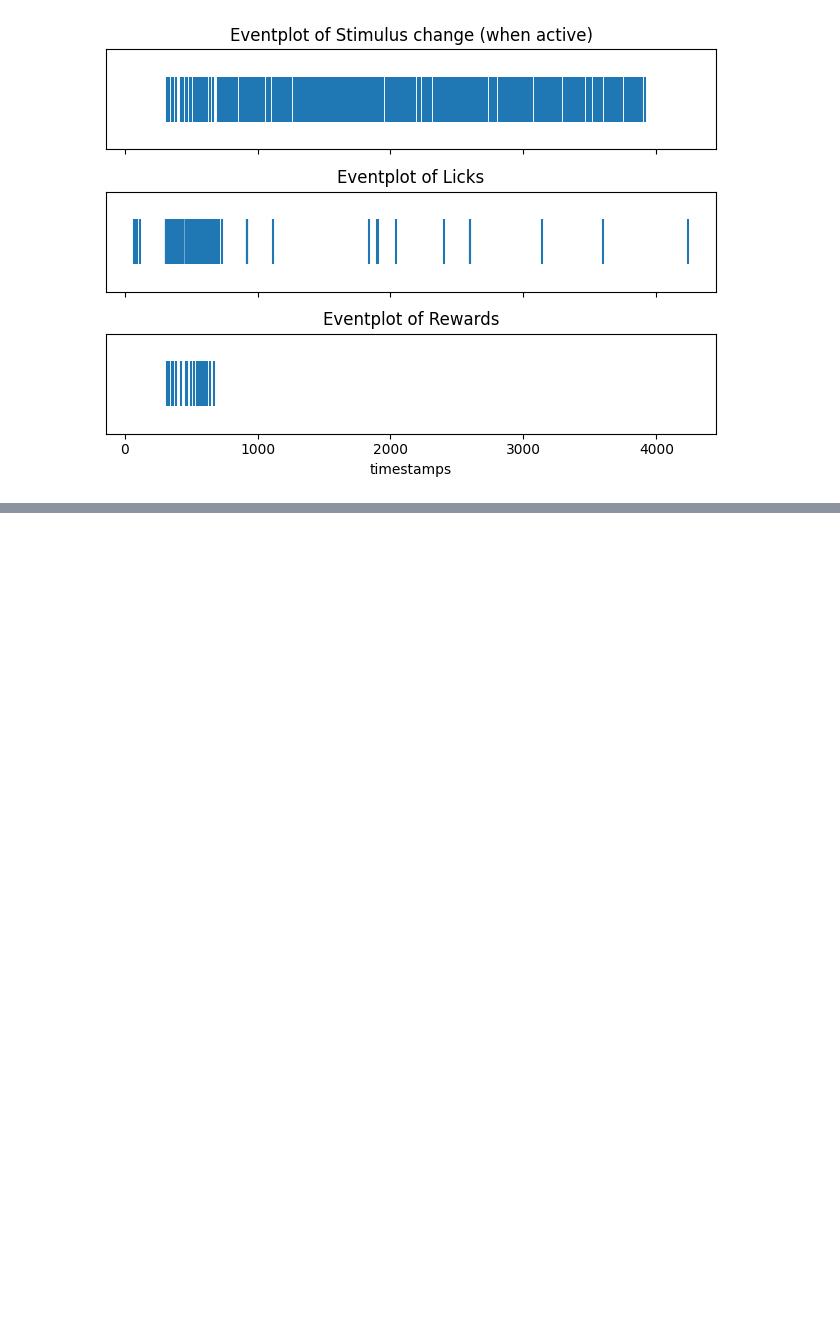
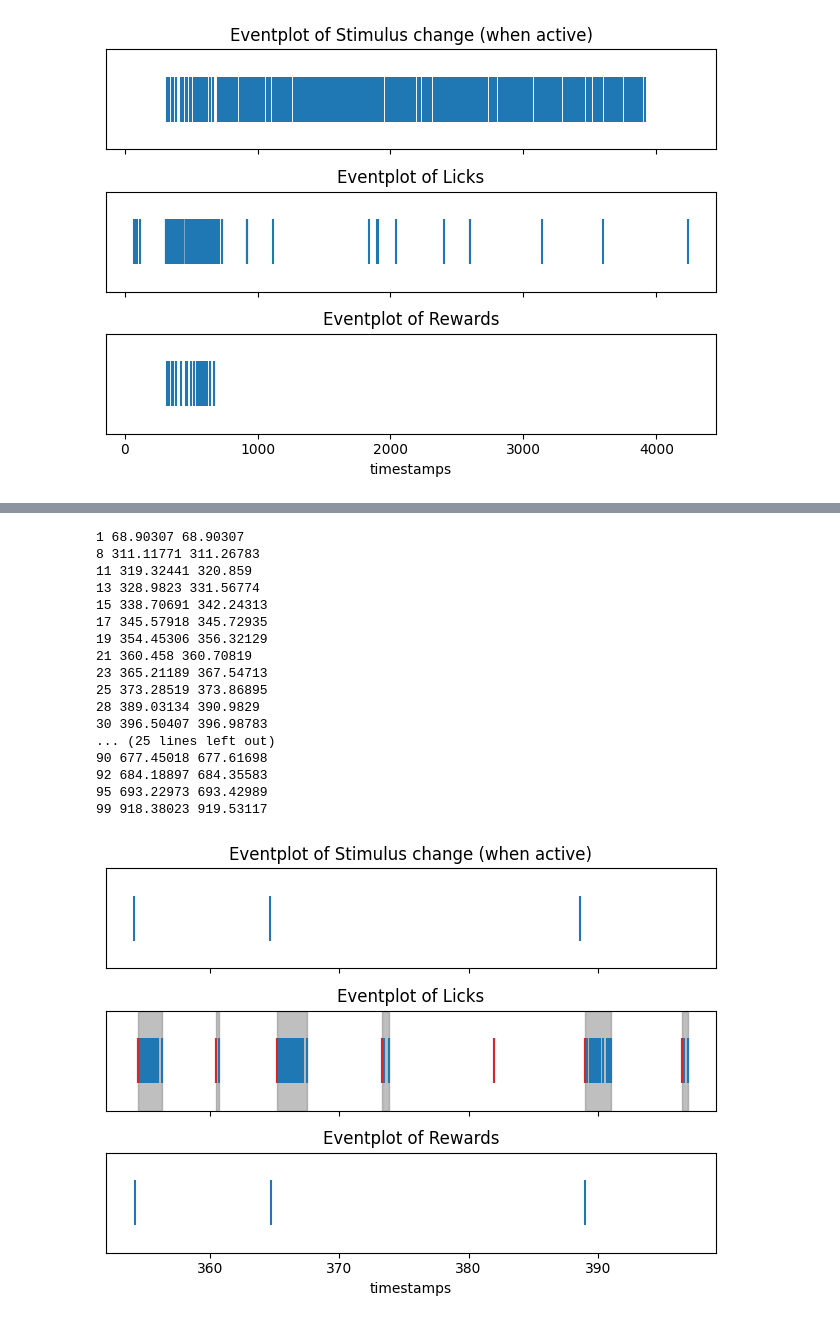
Before and after one commit to bosemessi/neuromatch2024project, a Jupyter notebook: notebooks/EDA_lick.ipynb, the cells around one changed output, grey strips where cells are left out. Cells and saved outputs as stored; diff of their text form; code cells hidden in the pictures; blank space fills up the shorter version.

```diff
--- a/notebooks/EDA_lick.ipynb
+++ b/notebooks/EDA_lick.ipynb
@@ -202,0 +127,17 @@ for ophys_experiment_id in ophys_experiment_ids:
+# %%
+licks["dT"] = licks.timestamps.diff().fillna(0)
+licks["is_bout"] = np.where((licks.dT <= 1), True, False)
+licks["bout_change"] = np.where(
+    ((licks.is_bout) & (licks.is_bout == licks.is_bout.shift())), False, True
+)
+licks["bout_number"] = licks["bout_change"].cumsum()
+licks["bout_number"] = np.where(licks.is_bout, licks.bout_number, 0)
+
+for bout in licks[licks.bout_number != 0].bout_number.unique():
+    first_index = licks[licks.bout_number == bout].index[0]
+    if first_index == 0:
+        continue
+    else:
+        licks.loc[first_index - 1, "bout_number"] = bout
+
+licks[(licks.timestamps.between(390, 400))]
@@ -202,0 +155,50 @@ for ophys_experiment_id in ophys_experiment_ids:
+# %%
+trange = [350, 400]
+
+fig, ax = plt.subplots(nrows=3, ncols=1, sharex=True)
+
+ax[0].eventplot(
+    stimulus_table[(stimulus_table.is_change) & (stimulus_table.active) & (stimulus_table.start_time.between(trange[0], trange[1]))].start_time
+)
+ax[1].eventplot(licks[licks.timestamps.between(trange[0], trange[1])].timestamps)
+ax[1].eventplot(licks[(licks.timestamps.between(trange[0], trange[1])) & (licks.dT >= 1)].timestamps, color="tab:red")
+ax[2].eventplot(rewards[rewards.timestamps.between(trange[0], trange[1])].timestamps)
+
+for bout_number in sorted(licks.bout_number.unique())[1:]:
+    tmin = licks[licks.bout_number == bout_number].timestamps.min()
+    tmax = licks[licks.bout_number == bout_number].timestamps.max()
+    print(bout_number, tmin, tmax)
+    if (tmin > trange[0]) & (tmax < trange[1]):
+
+        ax[1].axvspan(tmin, tmax, color="grey", alpha=0.5)
+
+ax[2].set_xlabel("timestamps")
+
+ax[0].set_title("Eventplot of Stimulus change (when active)")
+ax[1].set_title("Eventplot of Licks")
+ax[2].set_title("Eventplot of Rewards");
+
+ax[0].set_yticks([])
+ax[1].set_yticks([])
+ax[2].set_yticks([])
+
+plt.tight_layout()
+# %% [output]
+1 68.90307 68.90307
+8 311.11771 311.26783
+11 319.32441 320.859
+13 328.9823 331.56774
+15 338.70691 342.24313
+17 345.57918 345.72935
+19 354.45306 356.32129
+21 360.458 360.70819
+23 365.21189 367.54713
+25 373.28519 373.86895
+28 389.03134 390.9829
+30 396.50407 396.98783
+... (25 lines left out)
+90 677.45018 677.61698
+92 684.18897 684.35583
+95 693.22973 693.42989
+99 918.38023 919.53117
+[figure, added]
```
Also changed, not shown: parts of 25 cells of this notebook, 1 other file.
